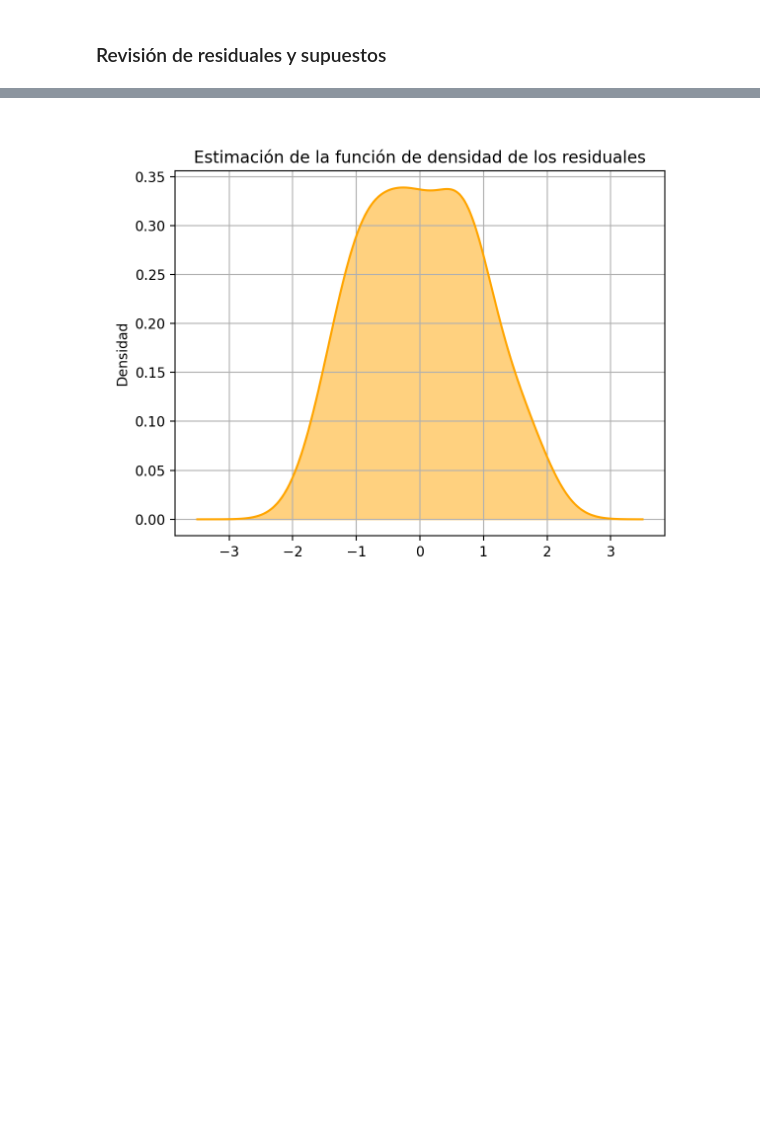
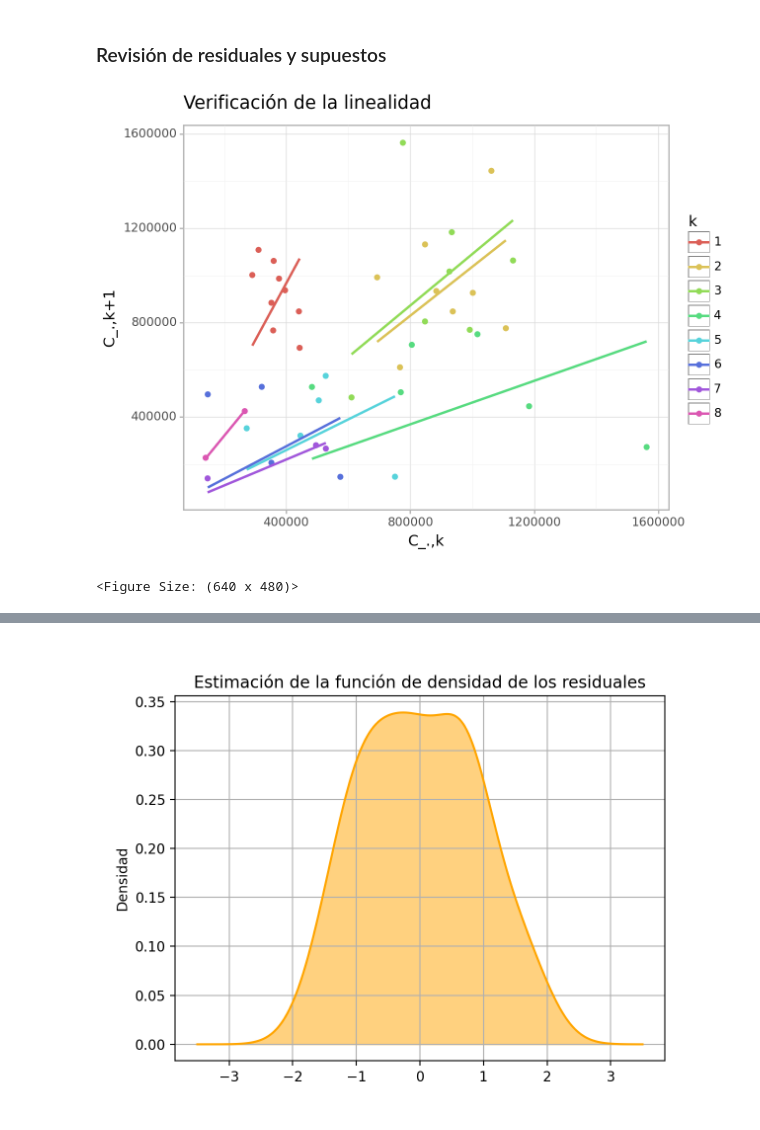
Before and after one commit to Samuel-col/IBNR-python, a Jupyter notebook: README.ipynb, the cells around one changed output, grey strips where cells are left out. Drawn from its saved outputs; the diff is of its cells as text; code cells hidden in the pictures; blank space fills up the shorter version.

```diff
--- a/README.ipynb
+++ b/README.ipynb
@@ -330,5 +361,10 @@ tr.reserva(metodo = 'Mack')
 | Total | 18680828 | 2328132 | 2.251026e+07 |
 # %% [markdown]
 ### Revisión de residuales y supuestos
+# %%
+tr.grafico_linealidad()
+# %% [output]
+[figure, added]
+<Figure Size: (640 x 480)>
 # %%
 res_tr = tr.residuales(retornar_triangulo=True) # Calcular triángulo de residuales
```
Also changed, not shown: parts of 8 cells of this notebook, 1 other file.
